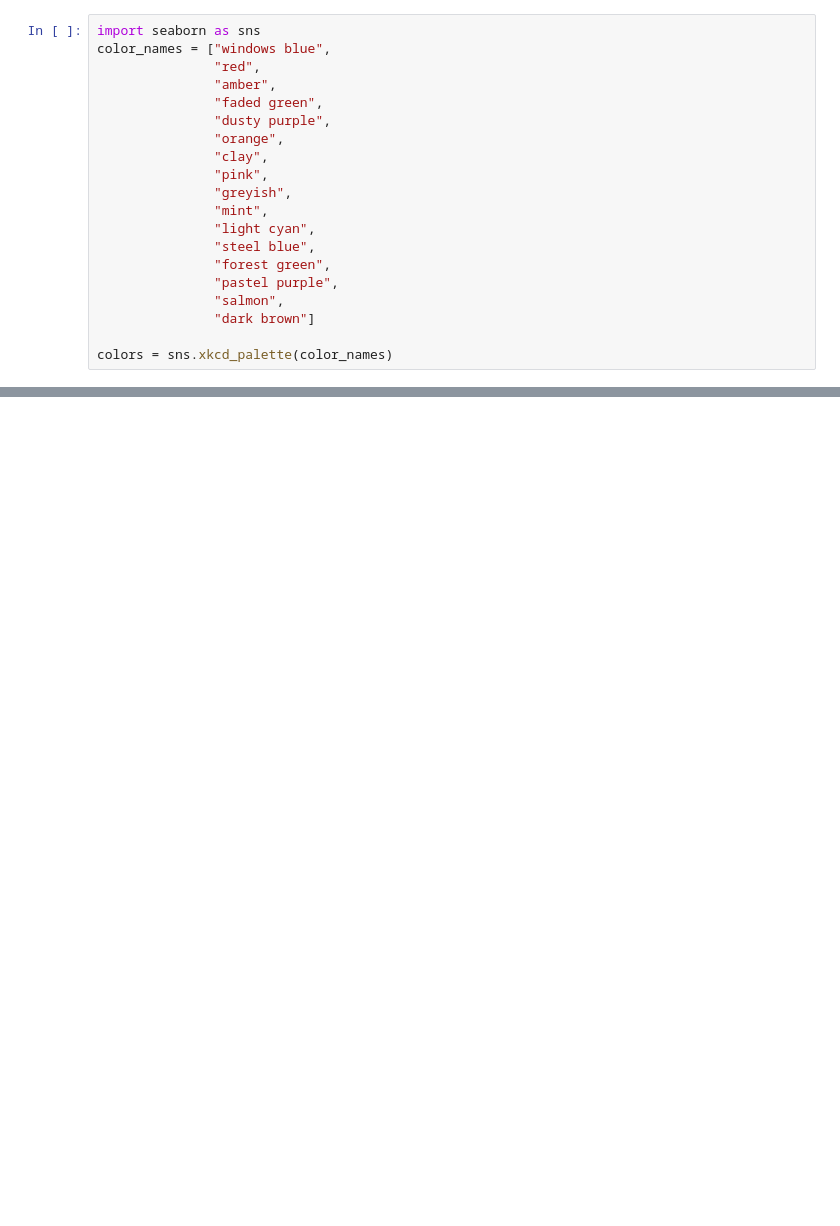
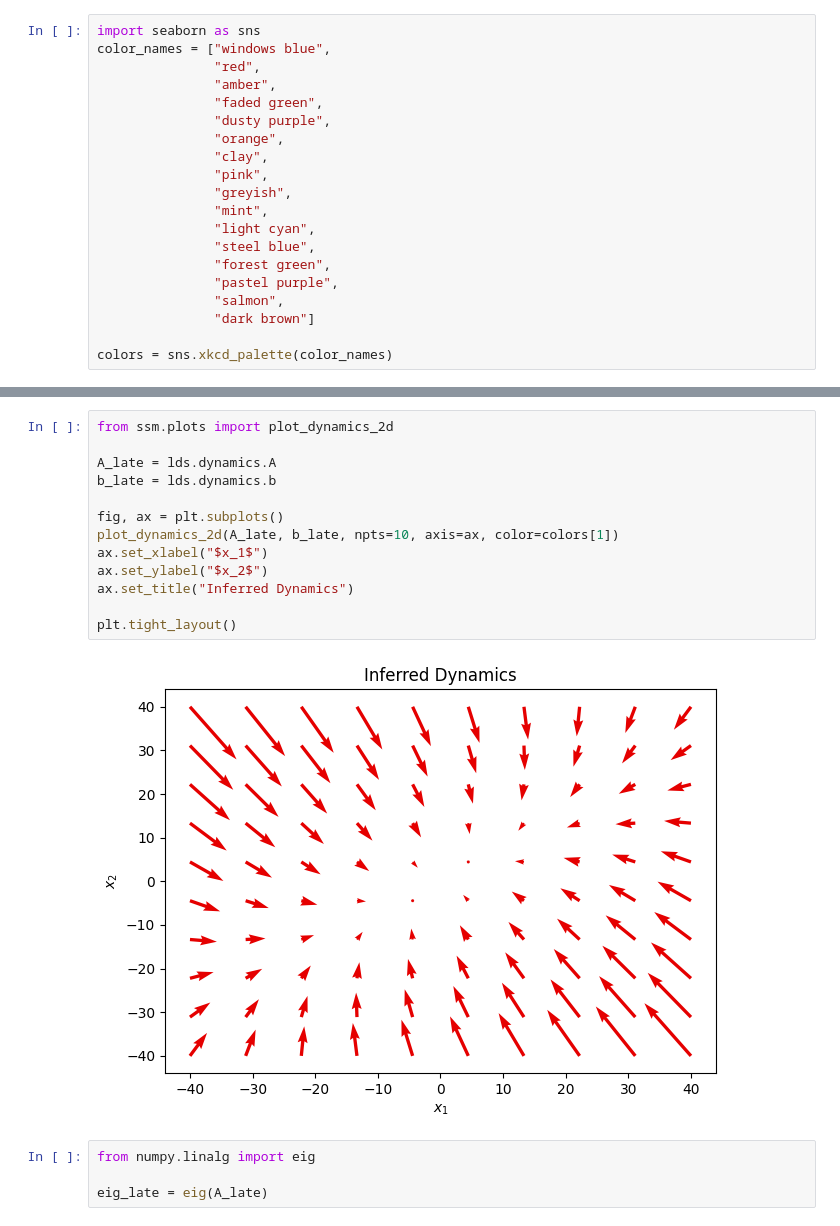
Before and after one commit to stellinaao/df-rnns, a Jupyter notebook: notebooks/ds.ipynb, the cells around one changed output, grey strips where cells are left out. Drawn from its saved outputs; the diff is of its cells as text; blank space fills up the shorter version.

```diff
--- a/notebooks/ds.ipynb
+++ b/notebooks/ds.ipynb
@@ -128,0 +236,19 @@ plt.tight_layout()
+# %%
+from ssm.plots import plot_dynamics_2d
+
+A_late = lds.dynamics.A
+b_late = lds.dynamics.b
+
+fig, ax = plt.subplots()
+plot_dynamics_2d(A_late, b_late, npts=10, axis=ax, color=colors[1])
+ax.set_xlabel("$x_1$")
+ax.set_ylabel("$x_2$")
+ax.set_title("Inferred Dynamics")
+
+plt.tight_layout()
+# %% [output]
+[figure, added]
+# %%
+from numpy.linalg import eig
+
+eig_late = eig(A_late)
```
Also changed, not shown: parts of 20 cells of this notebook, 2 other files.
